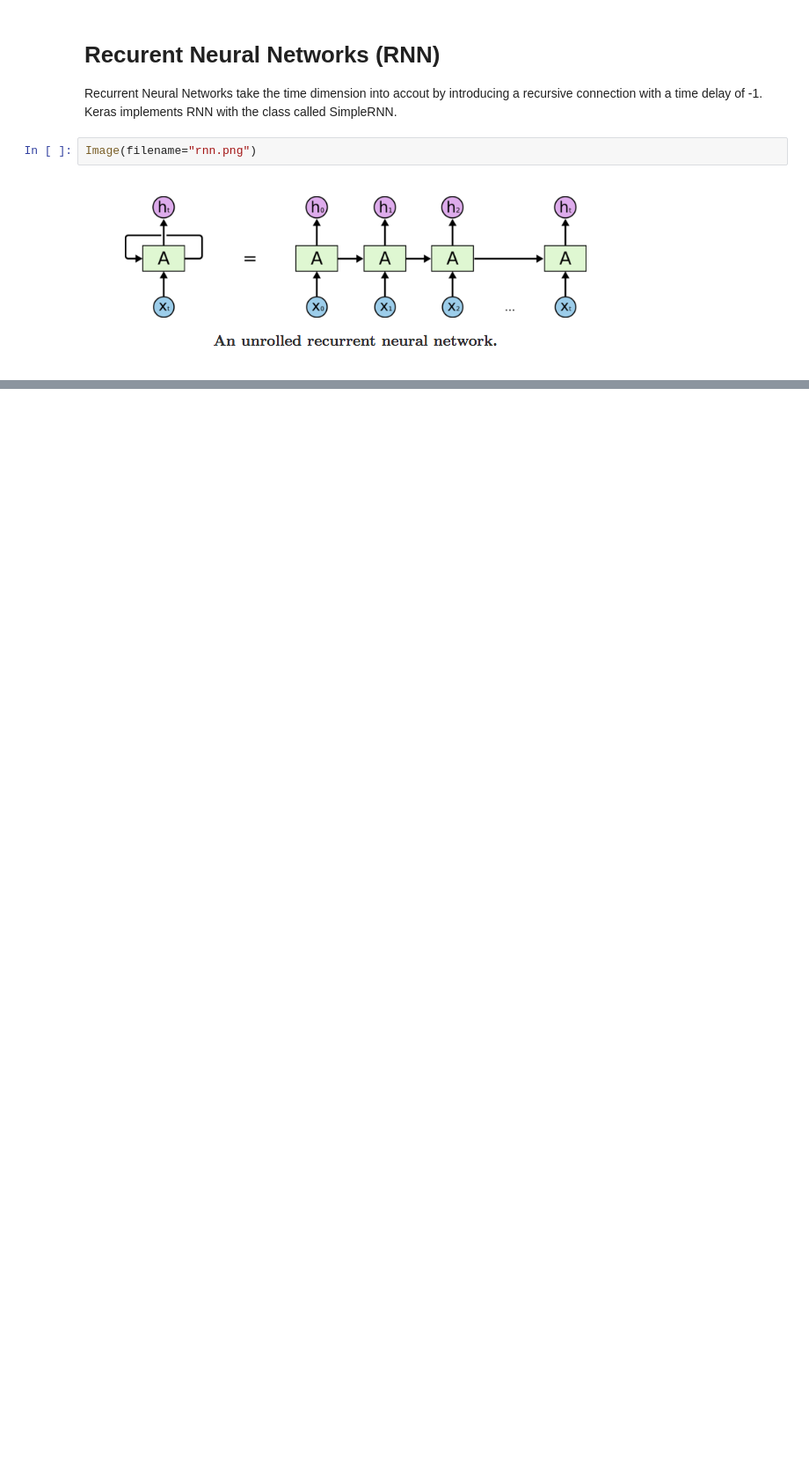
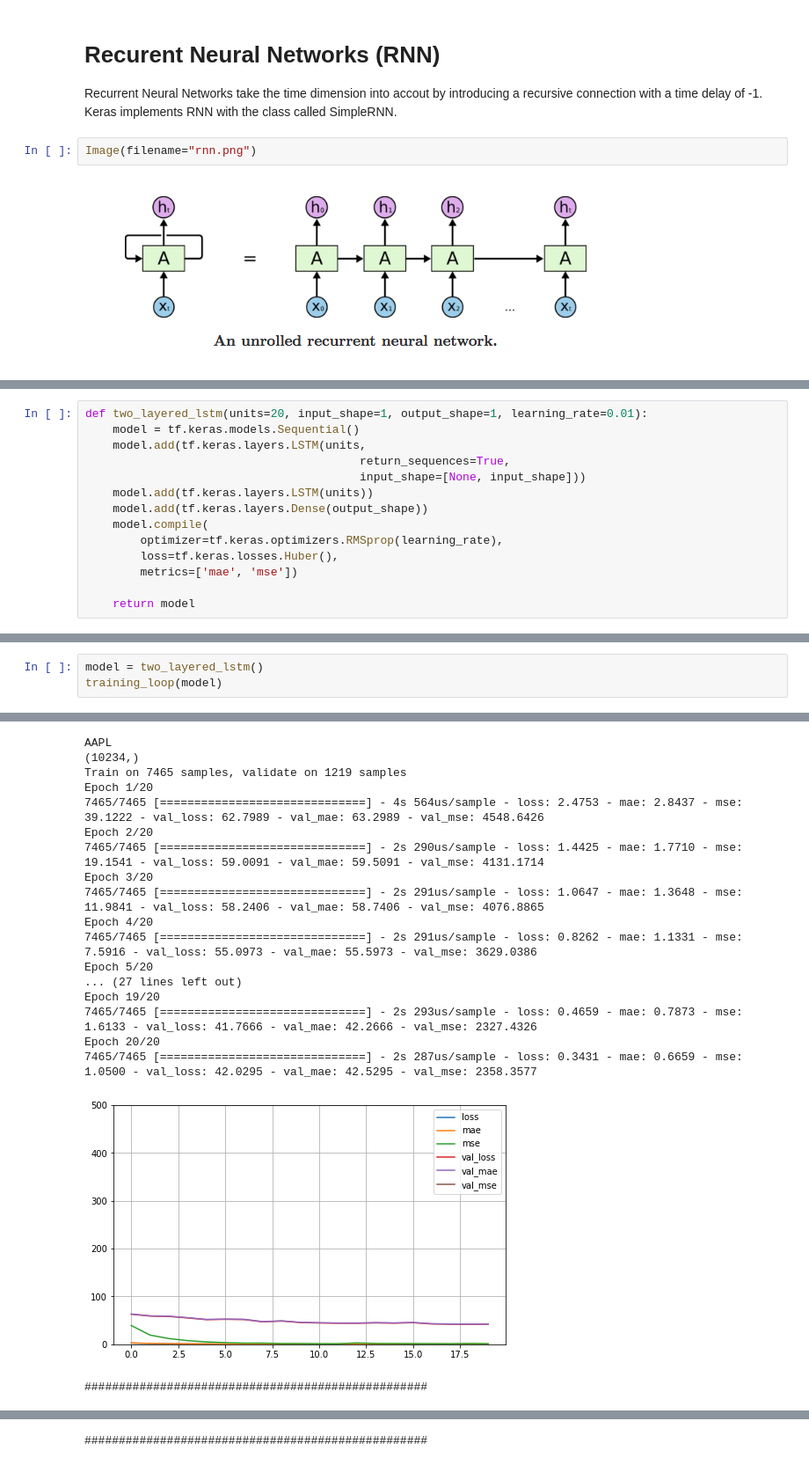
Before and after one commit to gilberto-BE/aifi-bootcamp, a Jupyter notebook: RNN.ipynb, the cells around one changed output, grey strips where cells are left out. Shown at 88% size. Cells and saved outputs as stored; diff of their text form; blank space fills up the shorter version.

```diff
--- a/RNN.ipynb
+++ b/RNN.ipynb
@@ -90,0 +182,14 @@ BA
+# %%
+def two_layered_lstm(units=20, input_shape=1, output_shape=1, learning_rate=0.01):
+    model = tf.keras.models.Sequential()
+    model.add(tf.keras.layers.LSTM(units,
+                                        return_sequences=True,
+                                        input_shape=[None, input_shape]))
+    model.add(tf.keras.layers.LSTM(units))
+    model.add(tf.keras.layers.Dense(output_shape))
+    model.compile(
+        optimizer=tf.keras.optimizers.RMSprop(learning_rate),
+        loss=tf.keras.losses.Huber(),
+        metrics=['mae', 'mse'])
+
+    return model
@@ -90,0 +198,4 @@ BA
+# %%
+model = two_layered_lstm()
+training_loop(model)
+# %% [output]
@@ -90,0 +203,19 @@ BA
+AAPL
+(10234,)
+Train on 7465 samples, validate on 1219 samples
+Epoch 1/20
+7465/7465 [==============================] - 4s 564us/sample - loss: 2.4753 - mae: 2.8437 - mse: 39.1222 - val_loss: 62.7989 - val_mae: 63.2989 - val_mse: 4548.6426
+Epoch 2/20
+7465/7465 [==============================] - 2s 290us/sample - loss: 1.4425 - mae: 1.7710 - mse: 19.1541 - val_loss: 59.0091 - val_mae: 59.5091 - val_mse: 4131.1714
+Epoch 3/20
+7465/7465 [==============================] - 2s 291us/sample - loss: 1.0647 - mae: 1.3648 - mse: 11.9841 - val_loss: 58.2406 - val_mae: 58.7406 - val_mse: 4076.8865
+Epoch 4/20
+7465/7465 [==============================] - 2s 291us/sample - loss: 0.8262 - mae: 1.1331 - mse: 7.5916 - val_loss: 55.0973 - val_mae: 55.5973 - val_mse: 3629.0386
+Epoch 5/20
+... (27 lines left out)
+Epoch 19/20
+7465/7465 [==============================] - 2s 293us/sample - loss: 0.4659 - mae: 0.7873 - mse: 1.6133 - val_loss: 41.7666 - val_mae: 42.2666 - val_mse: 2327.4326
+Epoch 20/20
+7465/7465 [==============================] - 2s 287us/sample - loss: 0.3431 - mae: 0.6659 - mse: 1.0500 - val_loss: 42.0295 - val_mae: 42.5295 - val_mse: 2358.3577
+[figure, added]
+##################################################
@@ -90,0 +241 @@ BA
+##################################################
```
Also changed, not shown: parts of 11 cells of this notebook, 3 other files.
